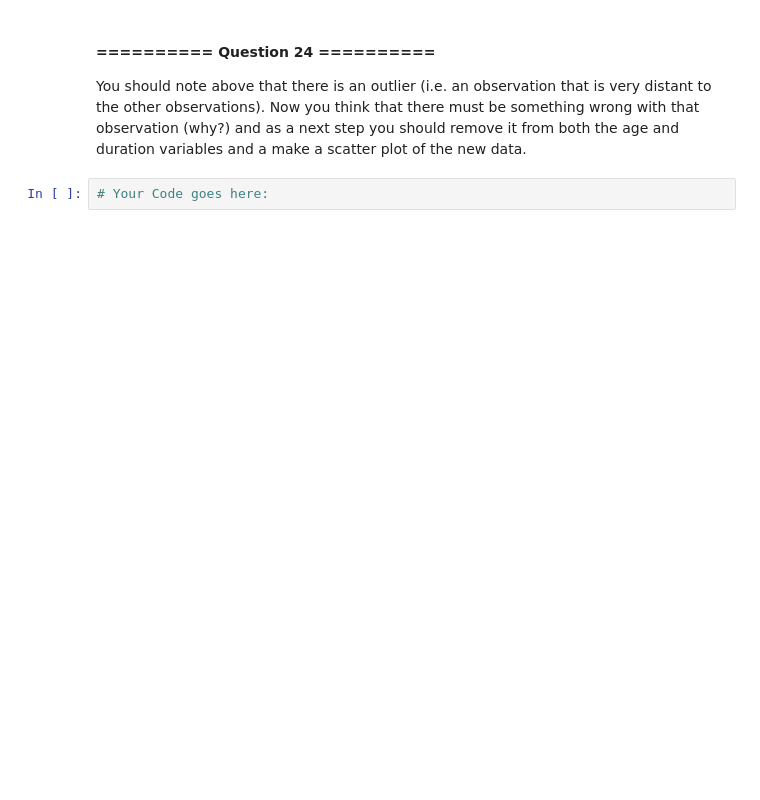
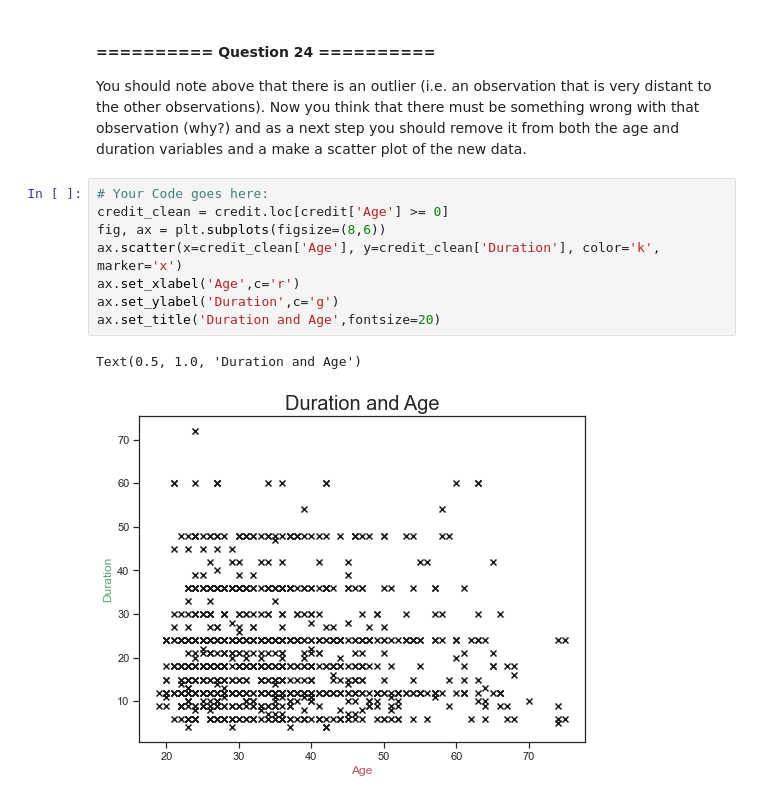
Before and after one commit to SiyuYang-s2040101/iaml-labs, a Jupyter notebook: Labs/00 - Introduction.ipynb, the cells around one changed output. Drawn from its saved outputs; the diff is of its cells as text; blank space fills up the shorter version.

```diff
--- a/Labs/00 - Introduction.ipynb
+++ b/Labs/00 - Introduction.ipynb
@@ -1666,5 +1747,14 @@ Initialise an empty figure of size (8,6). Create a scatter plot of the observati
 # %% [markdown]
 #### ========== Question 24 ==========
 You should note above that there is an outlier (i.e. an observation that is very distant to the other observations). Now you think that there must be something wrong with that observation (why?) and as a next step you should remove it from both the age and duration variables and a make a scatter plot of the new data.
-# %%
-# Your Code goes here:
+# %%
+# Your Code goes here:
+credit_clean = credit.loc[credit['Age'] >= 0]
+fig, ax = plt.subplots(figsize=(8,6))
+ax.scatter(x=credit_clean['Age'], y=credit_clean['Duration'], color='k', marker='x')
+ax.set_xlabel('Age',c='r')
+ax.set_ylabel('Duration',c='g')
+ax.set_title('Duration and Age',fontsize=20)
+# %% [output]
+Text(0.5, 1.0, 'Duration and Age')
+[figure, added]
```
Also changed, not shown: parts of 10 cells of this notebook.
